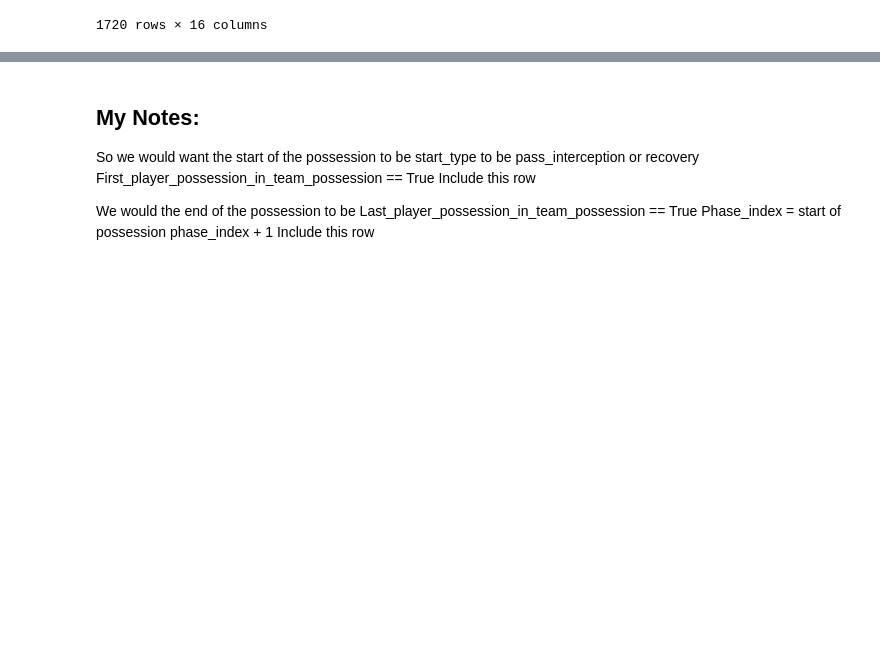
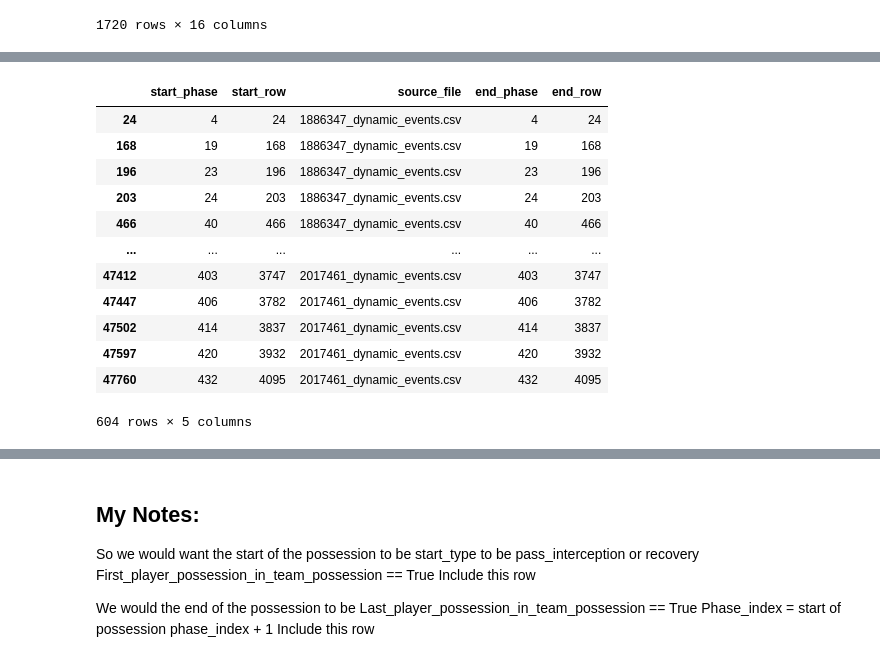
Before and after one commit to naveenelliott/SkillCorner_Tracking_Data_Project, a Jupyter notebook: notebooks/Preprocessing/Syncing_Event_And_Tracking.ipynb, the cells around one changed output, grey strips where cells are left out. Drawn from its saved outputs; the diff is of its cells as text; code cells hidden in the pictures; blank space fills up the shorter version.

```diff
--- a/notebooks/Preprocessing/Syncing_Event_And_Tracking.ipynb
+++ b/notebooks/Preprocessing/Syncing_Event_And_Tracking.ipynb
@@ -131,3 +119,22 @@ possessions = starts.merge(
+# %%
+starts_and_ends['end_phase'] = starts_and_ends['start_phase']
+starts_and_ends['end_row'] = starts_and_ends['start_row']
+
+full_possessions = pd.concat([possessions, starts_and_ends], ignore_index=True)
+# %% [output]
+|  | start_phase | start_row | source_file | end_phase | end_row |
+| 24 | 4 | 24 | 1886347_dynamic_events.csv | 4 | 24 |
+| 168 | 19 | 168 | 1886347_dynamic_events.csv | 19 | 168 |
+| 196 | 23 | 196 | 1886347_dynamic_events.csv | 23 | 196 |
+| 203 | 24 | 203 | 1886347_dynamic_events.csv | 24 | 203 |
+| 466 | 40 | 466 | 1886347_dynamic_events.csv | 40 | 466 |
+| ... | ... | ... | ... | ... | ... |
+| 47412 | 403 | 3747 | 2017461_dynamic_events.csv | 403 | 3747 |
+| 47447 | 406 | 3782 | 2017461_dynamic_events.csv | 406 | 3782 |
+| 47502 | 414 | 3837 | 2017461_dynamic_events.csv | 414 | 3837 |
+| 47597 | 420 | 3932 | 2017461_dynamic_events.csv | 420 | 3932 |
+| 47760 | 432 | 4095 | 2017461_dynamic_events.csv | 432 | 4095 |
+604 rows × 5 columns
 # %%
 segments = []
 
```
Also changed, not shown: parts of 6 cells of this notebook.
